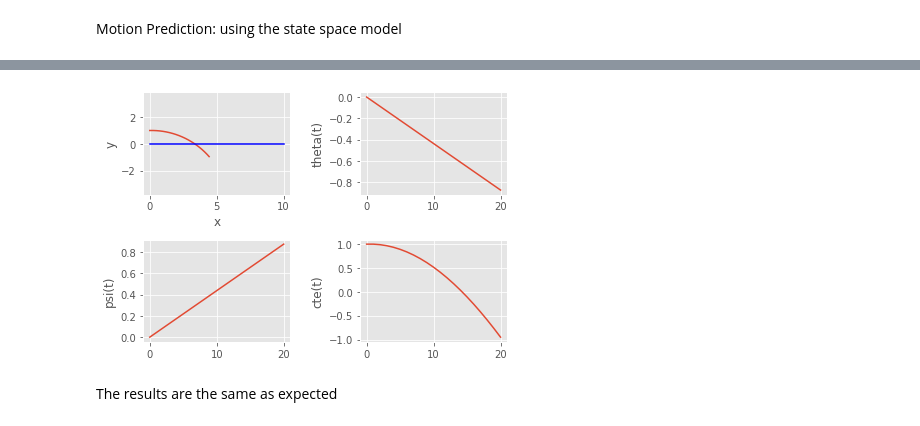
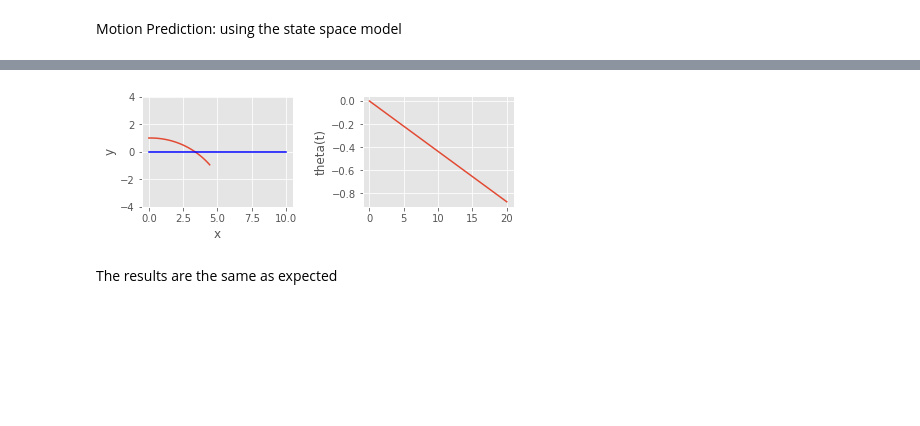
Before and after one commit to mcarfagno/mpc_python, a Jupyter notebook: notebook/MPC_cte_cvxpy.ipynb, the cells around one changed output, grey strips where cells are left out. Saved outputs shown, nothing was run; the diff lists cells and outputs as text; code cells hidden in the pictures; blank space fills up the shorter version.

```diff
--- a/notebook/MPC_cte_cvxpy.ipynb
+++ b/notebook/MPC_cte_cvxpy.ipynb
@@ -176,7 +176,7 @@ $f(x,u)=f(\bar{x},\bar{u}) + \frac{df(x,u)}{dx}|_{x=\bar{x}}(x-\bar{x}) + \frac{
 # %%
 # Control problem statement.
 
-N = 5 #number of state variables
+N = 3 #number of state variables
 M = 2 #number of control variables
 T = 20 #Prediction Horizon
 dt = 0.25 #discretization step
@@ -188,8 +188,6 @@ def get_linear_model(x_bar,u_bar):
     x = x_bar[0]
     y = x_bar[1]
     theta = x_bar[2]
-    psi = x_bar[3]
-    cte = x_bar[4]
 
     v = u_bar[0]
     w = u_bar[1]
@@ -197,18 +195,15 @@ def get_linear_model(x_bar,u_bar):
     A = np.zeros((N,N))
     A[0,2]=-v*np.sin(theta)
     A[1,2]=v*np.cos(theta)
-    A[4,3]=v*np.cos(psi)
     A_lin=np.eye(N)+dt*A
 
     B = np.zeros((N,M))
     B[0,0]=np.cos(theta)
     B[1,0]=np.sin(theta)
     B[2,1]=1
-    B[3,1]=-1
-    B[4,0]=np.sin(psi)
     B_lin=dt*B
 
-    f_xu=np.array([v*np.cos(theta),v*np.sin(theta),w,-w,v*np.sin(-psi)]).reshape(N,1)
+    f_xu=np.array([v*np.cos(theta),v*np.sin(theta),w]).reshape(N,1)
     C_lin = dt*(f_xu - np.dot(A,x_bar.reshape(N,1)) - np.dot(B,u_bar.reshape(M,1)))
 
     return A_lin,B_lin,C_lin
@@ -321,15 +302,13 @@ x0 = np.zeros(N)
 x0[0] = 0
 x0[1] = 1
 x0[2] = np.radians(0)
-x0[3] = 0
-x0[4] = 1
 
 x_bar=np.zeros((N,T+1))
 x_bar[:,0]=x0
 
 for t in range (1,T+1):
-    xt=x_bar[:,t-1].reshape(5,1)
-    ut=u_bar[:,t-1].reshape(2,1)
+    xt=x_bar[:,t-1].reshape(N,1)
+    ut=u_bar[:,t-1].reshape(M,1)
 
     A,B,C=get_linear_model(xt,ut)
 
@@ -342,30 +321,22 @@ Wall time: 1.63 ms
 # %%
 #plot trajectory
 plt.subplot(2, 2, 1)
 plt.plot(x_bar[0,:],x_bar[1,:])
 plt.plot(np.linspace(0,10,T+1),np.zeros(T+1),"b-")
 plt.axis('equal')
 plt.ylabel('y')
 plt.xlabel('x')
 
 plt.subplot(2, 2, 2)
 plt.plot(x_bar[2,:])
 plt.ylabel('theta(t)')
 #plt.xlabel('time')
 
-plt.subplot(2, 2, 3)
-plt.plot(x_bar[3,:])
-plt.ylabel('psi(t)')
-#plt.xlabel('time')
-
-plt.subplot(2, 2, 4)
-plt.plot(x_bar[4,:])
-plt.ylabel('cte(t)')
 
 plt.tight_layout()
 plt.show()
 # %% [output]
-[figure, old version]
+[figure, new version]
 # %% [markdown]
 The results are the same as expected
 # %% [markdown]
```
Also changed, not shown: parts of 9 cells of this notebook.
